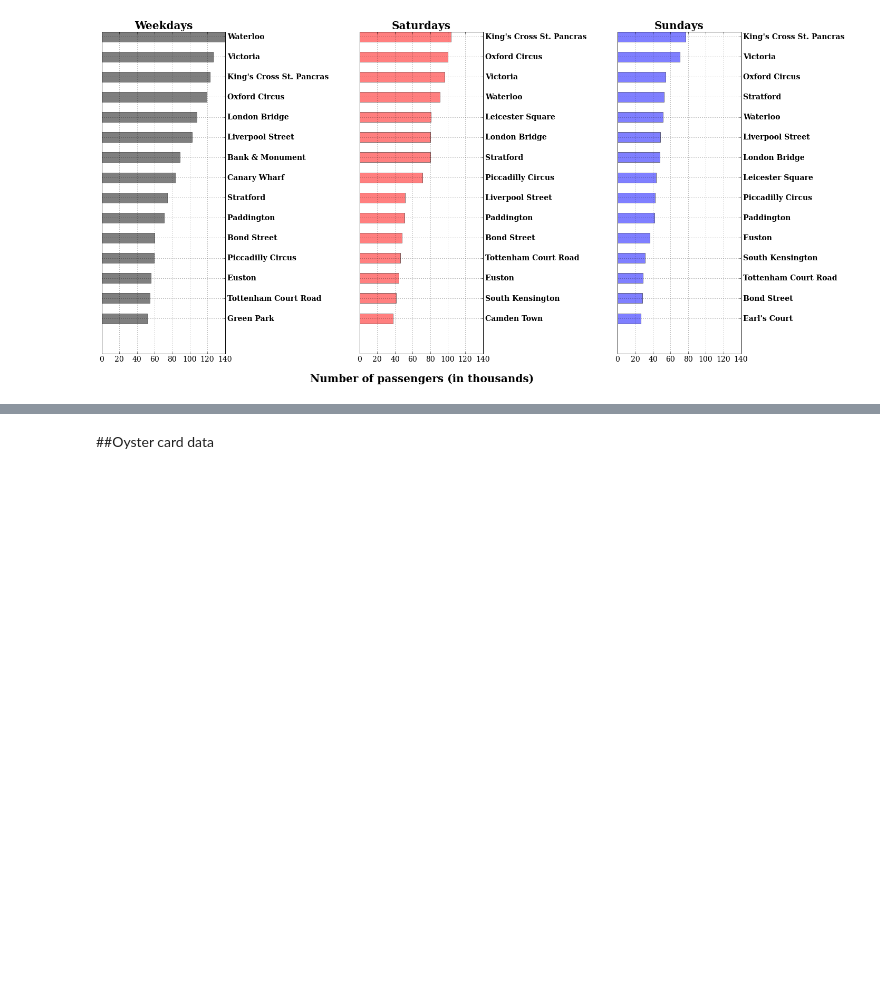
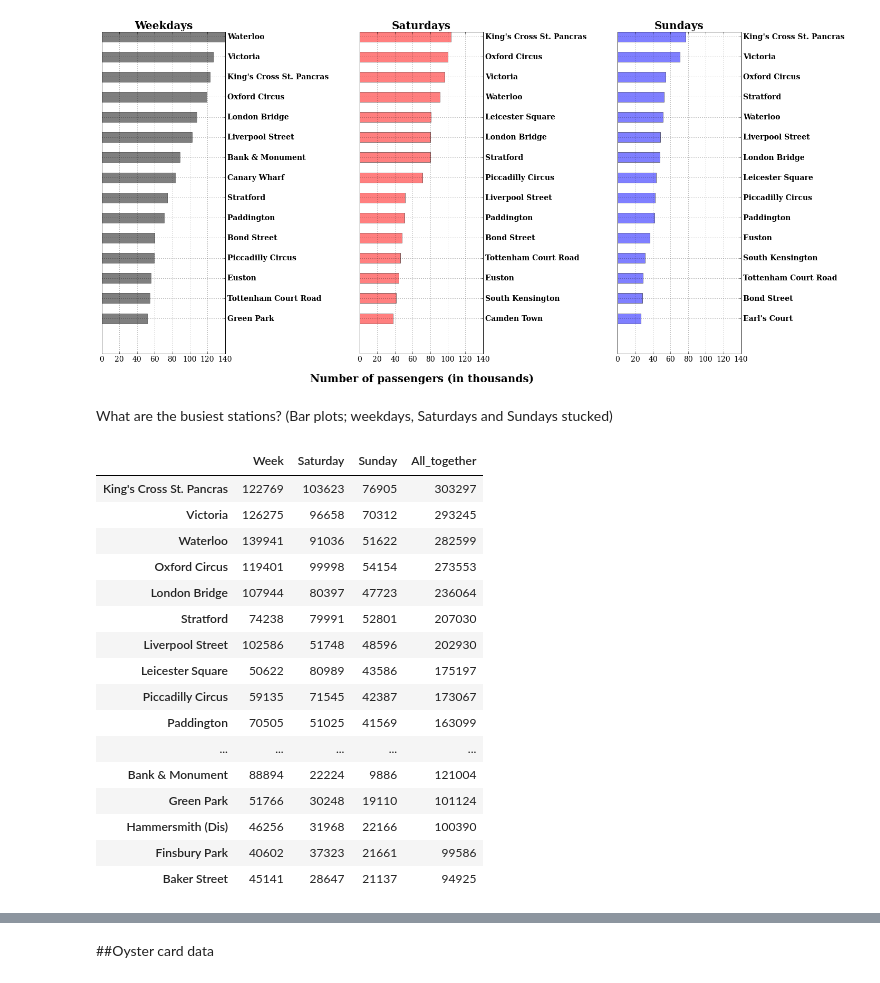
Before and after one commit to AnyaRum/Data_science_intensive_data_story, a Jupyter notebook: Data_story_project_London_underground_data.ipynb, the cells around one changed output, grey strips where cells are left out. Saved outputs shown, nothing was run; the diff lists cells and outputs as text; code cells hidden in the pictures; blank space fills up the shorter version.

```diff
--- a/Data_story_project_London_underground_data.ipynb
+++ b/Data_story_project_London_underground_data.ipynb
@@ -162,3 +161,5 @@ plottopN(data_counts_sun['Total'], N, 'Sundays', width = 0.5,color = 'blue')
 plt.tight_layout()
 # %% [output]
 [figure]
+# %% [markdown]
+What are the busiest stations? (Bar plots; weekdays, Saturdays and Sundays stucked)
@@ -164,0 +168,24 @@ plt.tight_layout()
+# %%
+data_counts = pd.concat([data_counts_week['Total'], data_counts_sat['Total'], data_counts_sun['Total']], axis = 1)
+data_counts.columns = ['Week', 'Saturday','Sunday']
+data_counts['All_together'] = data_counts.sum(axis = 1)
+data_counts_top10 = data_counts.sort(['All_together'], ascending=0).head(N)
+data_counts_top10
+# %% [output]
+|  | Week | Saturday | Sunday | All_together |
+| King's Cross St. Pancras | 122769 | 103623 | 76905 | 303297 |
+| Victoria | 126275 | 96658 | 70312 | 293245 |
+| Waterloo | 139941 | 91036 | 51622 | 282599 |
+| Oxford Circus | 119401 | 99998 | 54154 | 273553 |
+| London Bridge | 107944 | 80397 | 47723 | 236064 |
+| Stratford | 74238 | 79991 | 52801 | 207030 |
+| Liverpool Street | 102586 | 51748 | 48596 | 202930 |
+| Leicester Square | 50622 | 80989 | 43586 | 175197 |
+| Piccadilly Circus | 59135 | 71545 | 42387 | 173067 |
+| Paddington | 70505 | 51025 | 41569 | 163099 |
+| ... | ... | ... | ... | ... |
+| Bank & Monument | 88894 | 22224 | 9886 | 121004 |
+| Green Park | 51766 | 30248 | 19110 | 101124 |
+| Hammersmith (Dis) | 46256 | 31968 | 22166 | 100390 |
+| Finsbury Park | 40602 | 37323 | 21661 | 99586 |
+| Baker Street | 45141 | 28647 | 21137 | 94925 |
```
Also changed, not shown: parts of 5 cells of this notebook.
